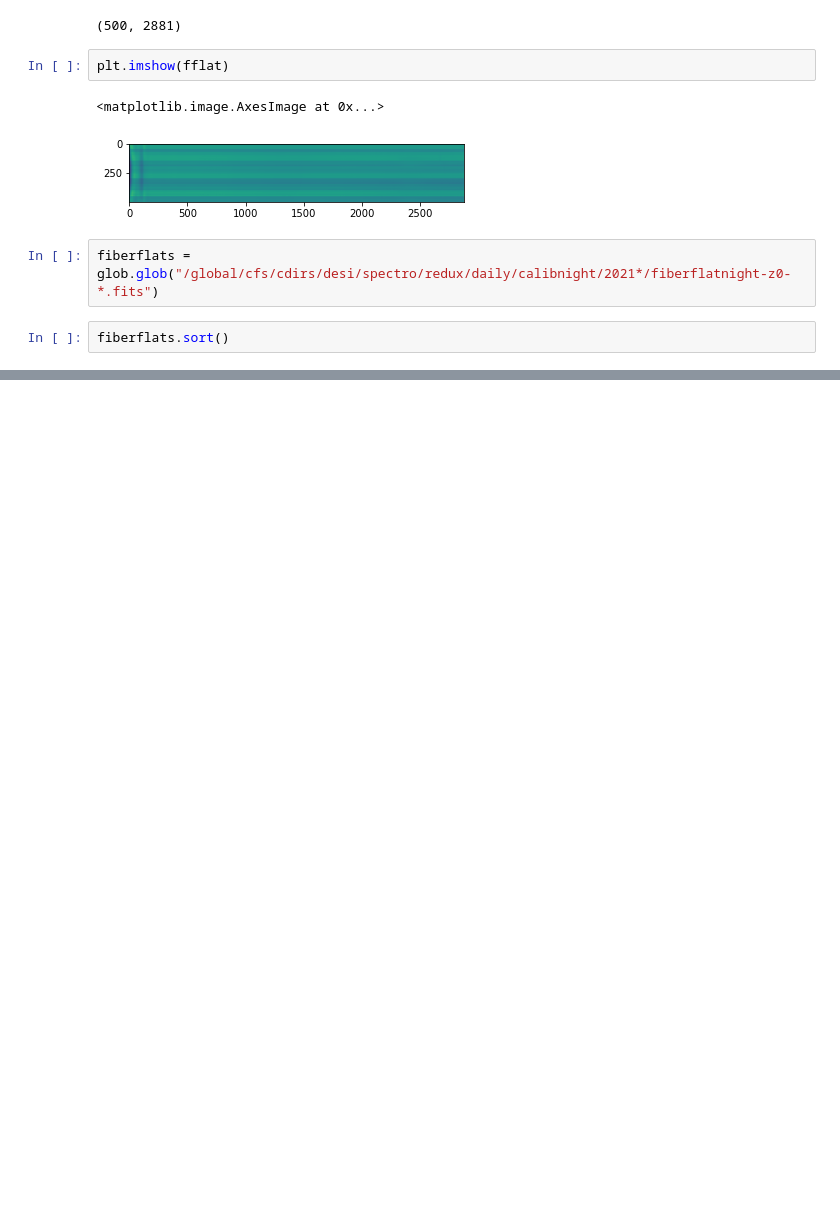
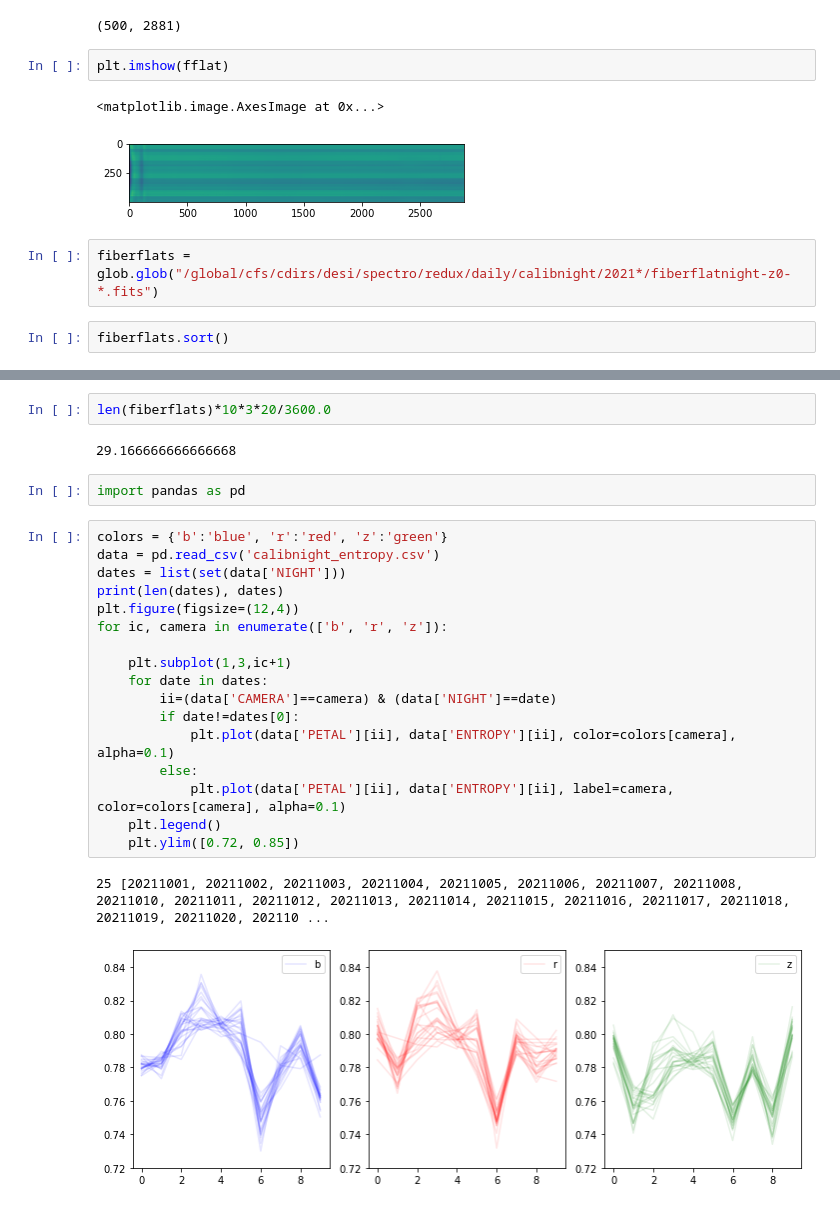
Before and after one commit to forero/SandboxDESI, a Jupyter notebook: entropy/explore_frames.ipynb, the cells around one changed output, grey strips where cells are left out. Cells and saved outputs as stored; diff of their text form; blank space fills up the shorter version.

```diff
--- a/entropy/explore_frames.ipynb
+++ b/entropy/explore_frames.ipynb
@@ -58,3 +59,29 @@ fiberflats
  '/global/cfs/cdirs/desi/spectro/redux/daily/calibnight/20211023/fiberflatnight-z0-20211023.fits',
  '/global/cfs/cdirs/desi/spectro/redux/daily/calibnight/20211024/fiberflatnight-z0-20211024.fits',
  '/global/cfs/cdirs/desi/spectro/redux/daily/calibnight/20211025/fiberflatnight-z0-20211025.fits']
+# %%
+len(fiberflats)*10*3*20/3600.0
+# %% [output]
+29.166666666666668
+# %%
+import pandas as pd
+# %%
+colors = {'b':'blue', 'r':'red', 'z':'green'}
+data = pd.read_csv('calibnight_entropy.csv')
+dates = list(set(data['NIGHT']))
+print(len(dates), dates)
+plt.figure(figsize=(12,4))
+for ic, camera in enumerate(['b', 'r', 'z']):
+
+    plt.subplot(1,3,ic+1)
+    for date in dates:
+        ii=(data['CAMERA']==camera) & (data['NIGHT']==date)
+        if date!=dates[0]:
+            plt.plot(data['PETAL'][ii], data['ENTROPY'][ii], color=colors[camera], alpha=0.1)
+        else:
+            plt.plot(data['PETAL'][ii], data['ENTROPY'][ii], label=camera, color=colors[camera], alpha=0.1)
+    plt.legend()
+    plt.ylim([0.72, 0.85])
+# %% [output]
+25 [20211001, 20211002, 20211003, 20211004, 20211005, 20211006, 20211007, 20211008, 20211010, 20211011, 20211012, 20211013, 20211014, 20211015, 20211016, 20211017, 20211018, 20211019, 20211020, 202110 ...
+[figure, added]
```
Also changed, not shown: parts of 8 cells of this notebook.
